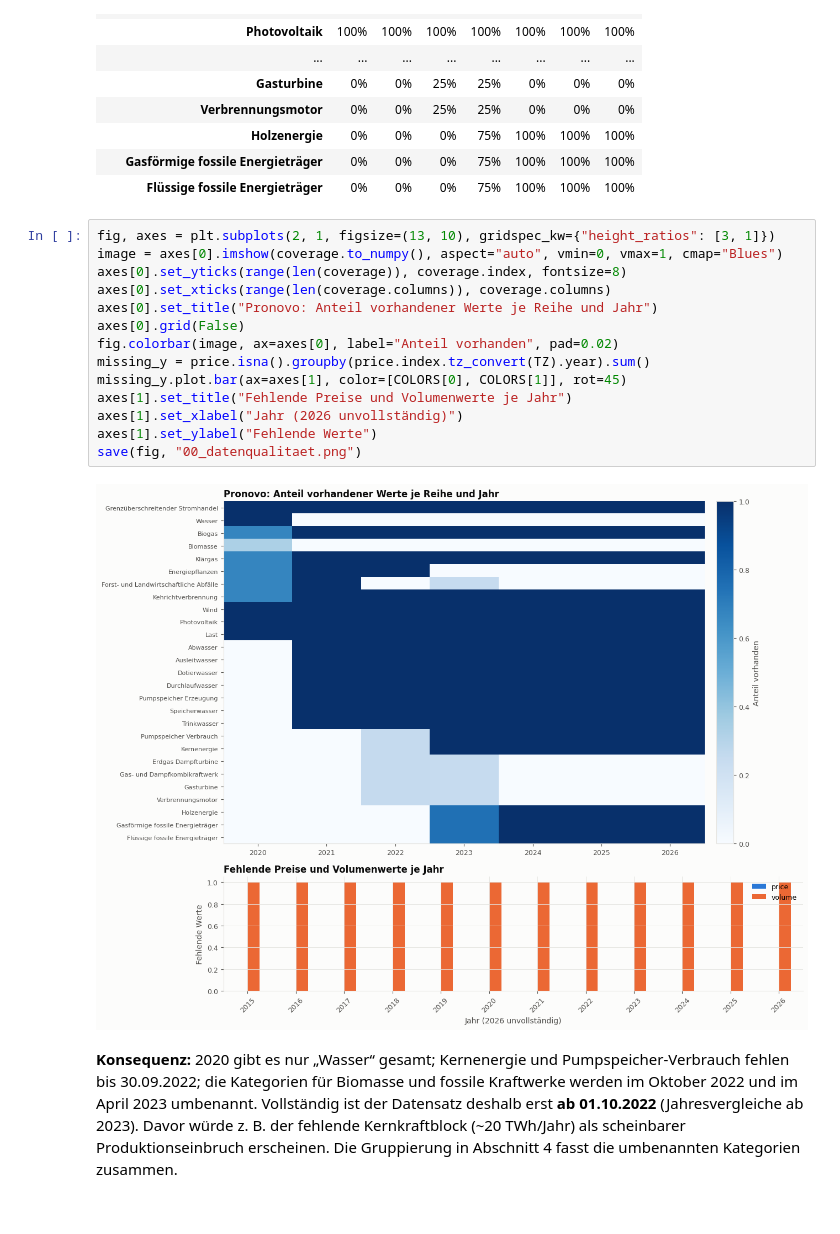
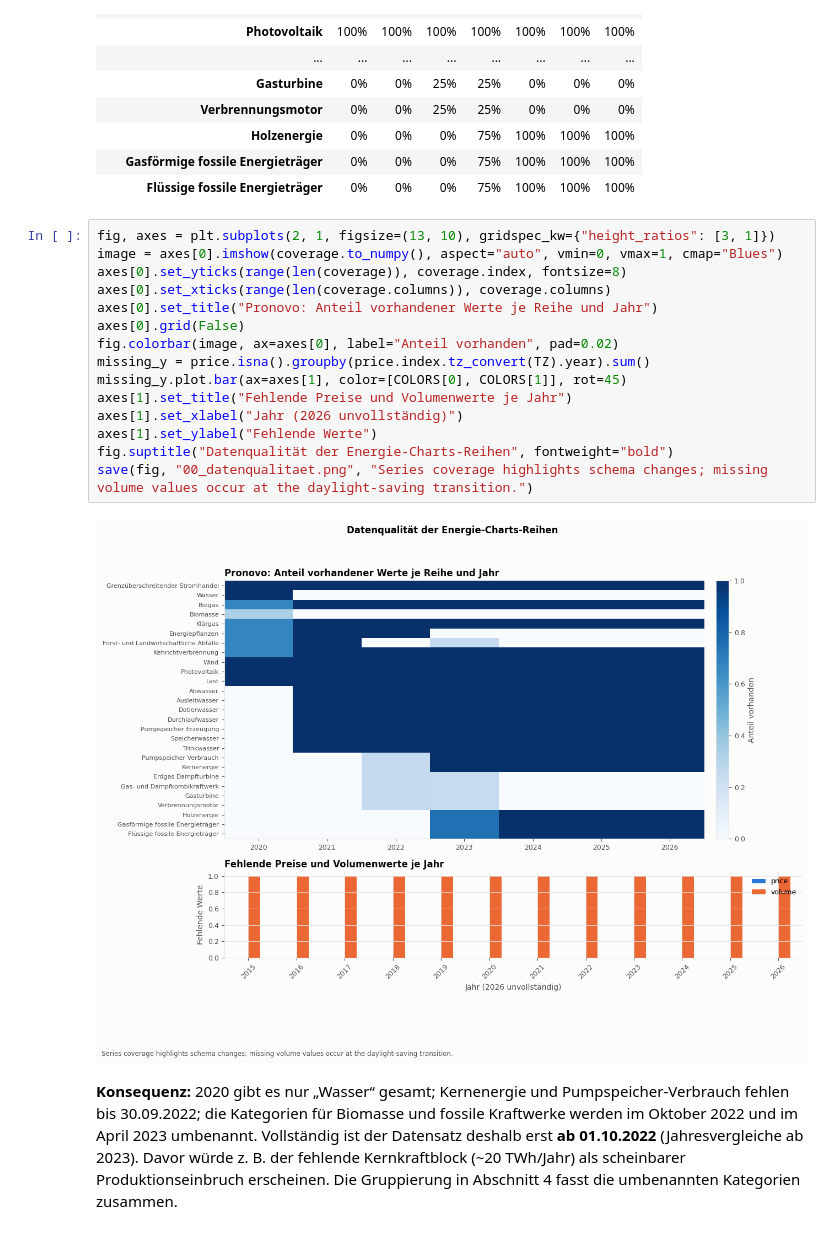
Before and after one commit to aaron04648/AI-EMS, a Jupyter notebook: notebooks/01_data_understanding.ipynb, the cells around one changed output. Saved outputs shown, nothing was run; the diff lists cells and outputs as text.

```diff
--- a/notebooks/01_data_understanding.ipynb
+++ b/notebooks/01_data_understanding.ipynb
@@ -323,19 +337,20 @@ coverage.style.format("{:.0%}").background_gradient(cmap="Blues", vmin=0, vmax=1
 # %%
 fig, axes = plt.subplots(2, 1, figsize=(13, 10), gridspec_kw={"height_ratios": [3, 1]})
 image = axes[0].imshow(coverage.to_numpy(), aspect="auto", vmin=0, vmax=1, cmap="Blues")
 axes[0].set_yticks(range(len(coverage)), coverage.index, fontsize=8)
 axes[0].set_xticks(range(len(coverage.columns)), coverage.columns)
 axes[0].set_title("Pronovo: Anteil vorhandener Werte je Reihe und Jahr")
 axes[0].grid(False)
 fig.colorbar(image, ax=axes[0], label="Anteil vorhanden", pad=0.02)
 missing_y = price.isna().groupby(price.index.tz_convert(TZ).year).sum()
 missing_y.plot.bar(ax=axes[1], color=[COLORS[0], COLORS[1]], rot=45)
 axes[1].set_title("Fehlende Preise und Volumenwerte je Jahr")
 axes[1].set_xlabel("Jahr (2026 unvollständig)")
 axes[1].set_ylabel("Fehlende Werte")
-save(fig, "00_datenqualitaet.png")
+fig.suptitle("Datenqualität der Energie-Charts-Reihen", fontweight="bold")
+save(fig, "00_datenqualitaet.png", "Series coverage highlights schema changes; missing volume values occur at the daylight-saving transition.")
 # %% [output]
-[figure, old version]
+[figure, new version]
 # %% [markdown]
 **Konsequenz:** 2020 gibt es nur „Wasser“ gesamt; Kernenergie und Pumpspeicher-Verbrauch fehlen bis
 30.09.2022; die Kategorien für Biomasse und fossile Kraftwerke werden im Oktober 2022 und im April 2023 umbenannt.
```
Also changed, not shown: parts of 17 cells of this notebook, 16 other files.
